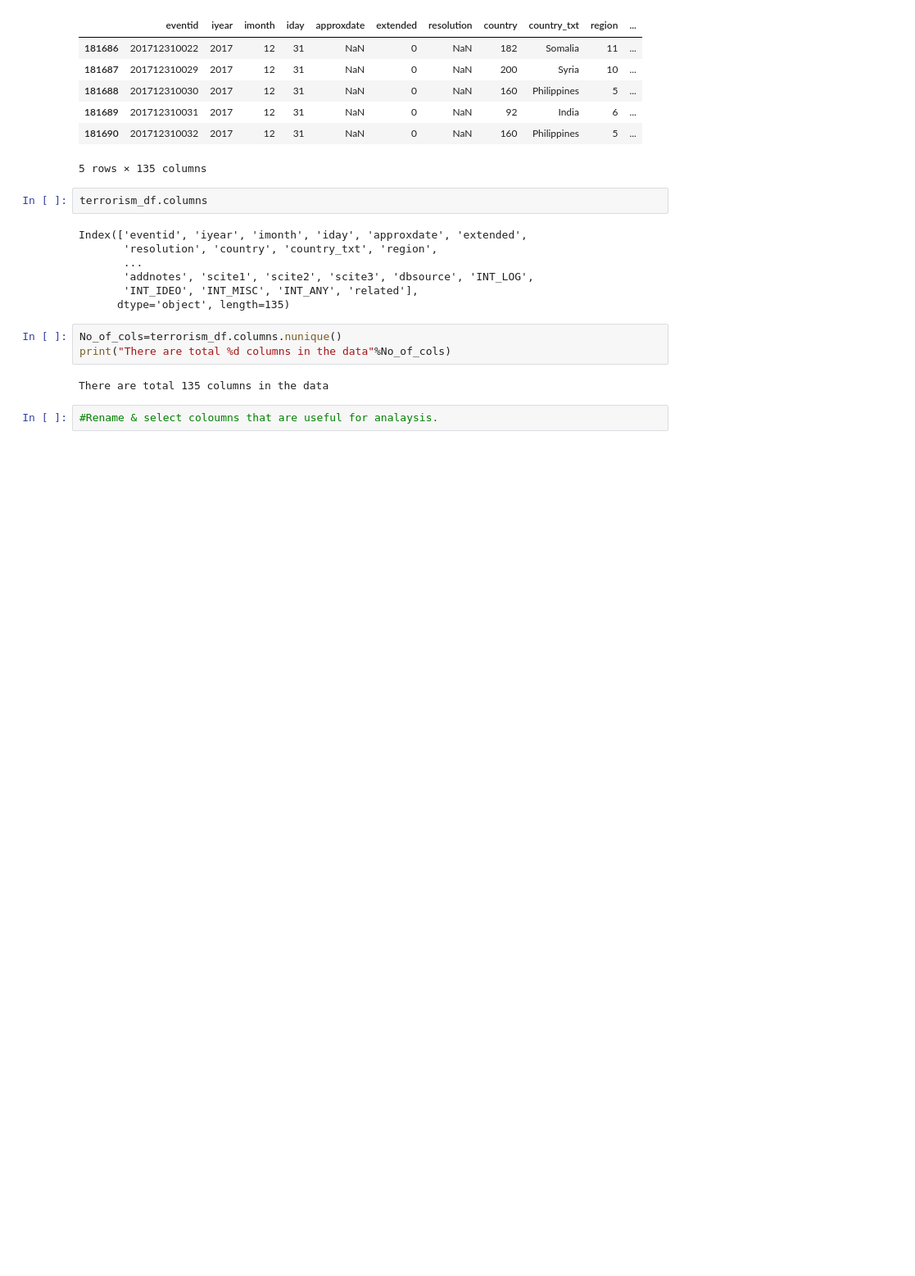
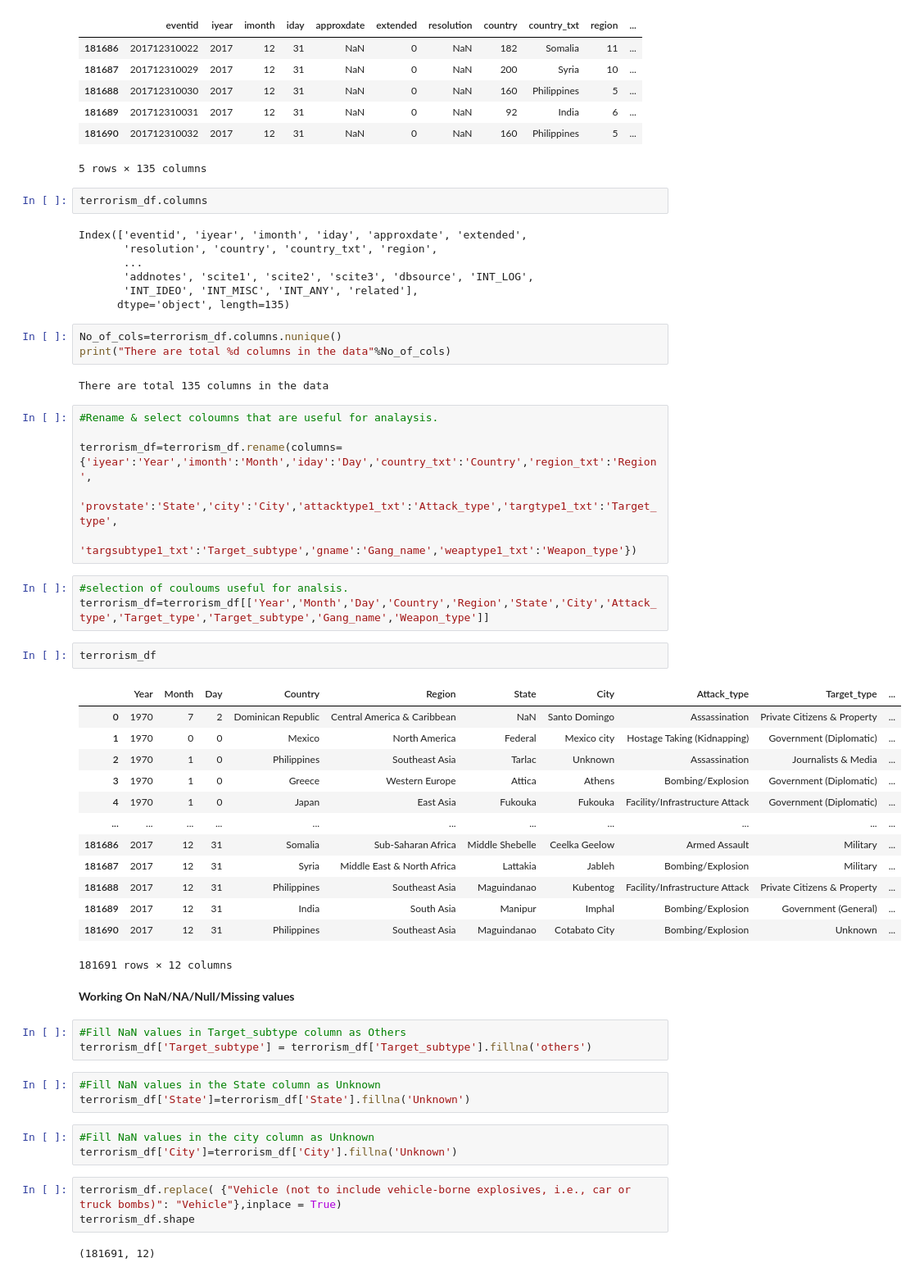
Before and after one commit to Shubhamprasad1995/Global-Terrorism-Analysis-EDA, a Jupyter notebook: Global_Terrorism_Analysis_Capstone_Project.ipynb, the cells around one changed output. Shown at 82% size. Saved outputs shown, nothing was run; the diff lists cells and outputs as text; blank space fills up the shorter version.

```diff
--- a/Global_Terrorism_Analysis_Capstone_Project.ipynb
+++ b/Global_Terrorism_Analysis_Capstone_Project.ipynb
@@ -92,5 +92,44 @@ No_of_cols=terrorism_df.columns.nunique()
 print("There are total %d columns in the data"%No_of_cols)
 # %% [output]
 There are total 135 columns in the data
-# %%
-#Rename & select coloumns that are useful for analaysis.
+# %%
+#Rename & select coloumns that are useful for analaysis.
+
+terrorism_df=terrorism_df.rename(columns={'iyear':'Year','imonth':'Month','iday':'Day','country_txt':'Country','region_txt':'Region',
+                             'provstate':'State','city':'City','attacktype1_txt':'Attack_type','targtype1_txt':'Target_type',
+                             'targsubtype1_txt':'Target_subtype','gname':'Gang_name','weaptype1_txt':'Weapon_type'})
+# %%
+#selection of couloums useful for analsis.
+terrorism_df=terrorism_df[['Year','Month','Day','Country','Region','State','City','Attack_type','Target_type','Target_subtype','Gang_name','Weapon_type']]
+# %%
+terrorism_df
+# %% [output]
+|  | Year | Month | Day | Country | Region | State | City | Attack_type | Target_type | ... |
+| 0 | 1970 | 7 | 2 | Dominican Republic | Central America & Caribbean | NaN | Santo Domingo | Assassination | Private Citizens & Property | ... |
+| 1 | 1970 | 0 | 0 | Mexico | North America | Federal | Mexico city | Hostage Taking (Kidnapping) | Government (Diplomatic) | ... |
+| 2 | 1970 | 1 | 0 | Philippines | Southeast Asia | Tarlac | Unknown | Assassination | Journalists & Media | ... |
+| 3 | 1970 | 1 | 0 | Greece | Western Europe | Attica | Athens | Bombing/Explosion | Government (Diplomatic) | ... |
+| 4 | 1970 | 1 | 0 | Japan | East Asia | Fukouka | Fukouka | Facility/Infrastructure Attack | Government (Diplomatic) | ... |
+| ... | ... | ... | ... | ... | ... | ... | ... | ... | ... | ... |
+| 181686 | 2017 | 12 | 31 | Somalia | Sub-Saharan Africa | Middle Shebelle | Ceelka Geelow | Armed Assault | Military | ... |
+| 181687 | 2017 | 12 | 31 | Syria | Middle East & North Africa | Lattakia | Jableh | Bombing/Explosion | Military | ... |
+| 181688 | 2017 | 12 | 31 | Philippines | Southeast Asia | Maguindanao | Kubentog | Facility/Infrastructure Attack | Private Citizens & Property | ... |
+| 181689 | 2017 | 12 | 31 | India | South Asia | Manipur | Imphal | Bombing/Explosion | Government (General) | ... |
+| 181690 | 2017 | 12 | 31 | Philippines | Southeast Asia | Maguindanao | Cotabato City | Bombing/Explosion | Unknown | ... |
+181691 rows × 12 columns
+# %% [markdown]
+**Working On NaN/NA/Null/Missing values**
+# %%
+#Fill NaN values in Target_subtype column as Others
+terrorism_df['Target_subtype'] = terrorism_df['Target_subtype'].fillna('others')
+# %%
+#Fill NaN values in the State column as Unknown
+terrorism_df['State']=terrorism_df['State'].fillna('Unknown')
+# %%
+#Fill NaN values in the city column as Unknown
+terrorism_df['City']=terrorism_df['City'].fillna('Unknown')
+# %%
+terrorism_df.replace( {"Vehicle (not to include vehicle-borne explosives, i.e., car or truck bombs)": "Vehicle"},inplace = True)
+terrorism_df.shape
+# %% [output]
+(181691, 12)
```
Also changed, not shown: parts of 19 cells of this notebook.
